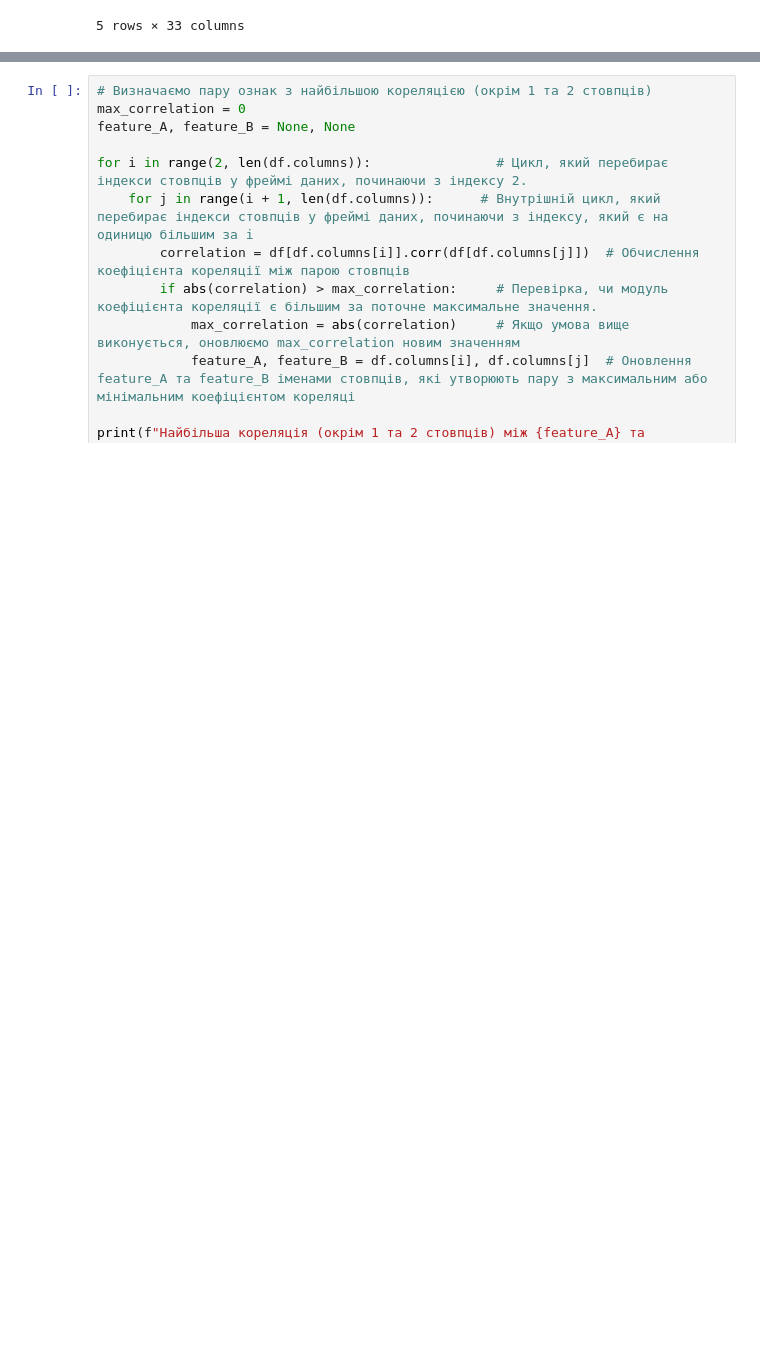
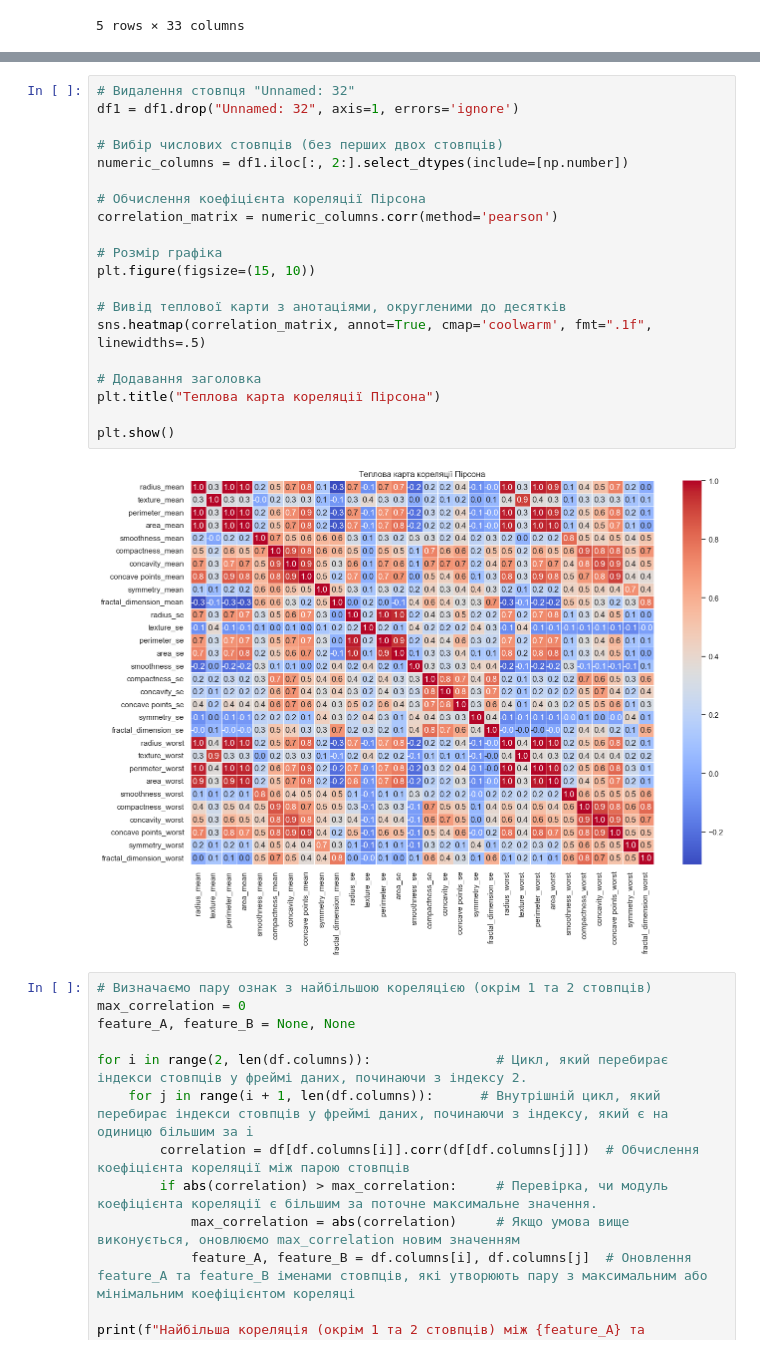
Before and after one commit to Mykola-Orlov/Coursework, a Jupyter notebook: курсова.ipynb, the cells around one changed output, grey strips where cells are left out. Saved outputs shown, nothing was run; the diff lists cells and outputs as text; blank space fills up the shorter version.

```diff
--- a/курсова.ipynb
+++ b/курсова.ipynb
@@ -425,3 +400,25 @@ Unnamed: 32                                  NaN          NaN
+# %%
+# Видалення стовпця "Unnamed: 32"
+df1 = df1.drop("Unnamed: 32", axis=1, errors='ignore')
+
+# Вибір числових стовпців (без перших двох стовпців)
+numeric_columns = df1.iloc[:, 2:].select_dtypes(include=[np.number])
+
+# Обчислення коефіцієнта кореляції Пірсона
+correlation_matrix = numeric_columns.corr(method='pearson')
+
+# Розмір графіка
+plt.figure(figsize=(15, 10))
+
+# Вивід теплової карти з анотаціями, округленими до десятків
+sns.heatmap(correlation_matrix, annot=True, cmap='coolwarm', fmt=".1f", linewidths=.5)
+
+# Додавання заголовка
+plt.title("Теплова карта кореляції Пірсона")
+
+plt.show()
+# %% [output]
+[figure, added]
 # %%
 # Визначаємо пару ознак з найбільшою кореляцією (окрім 1 та 2 стовпців)
 max_correlation = 0
```
Also changed, not shown: parts of 29 cells of this notebook.
